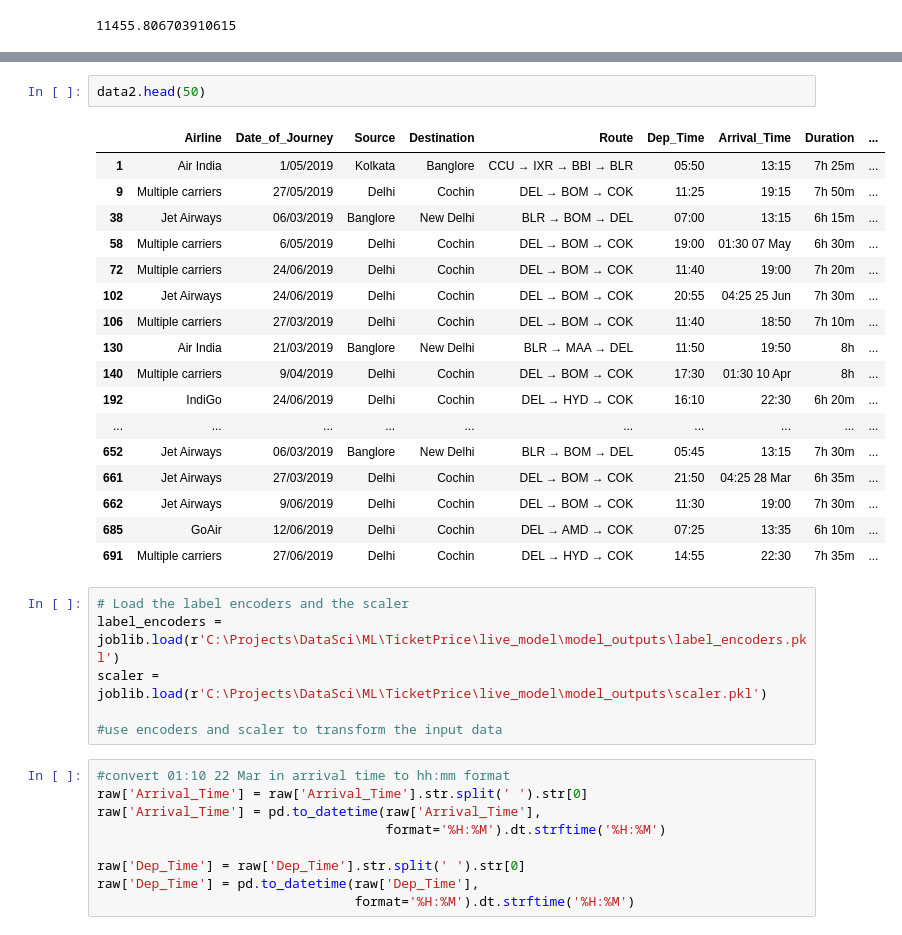
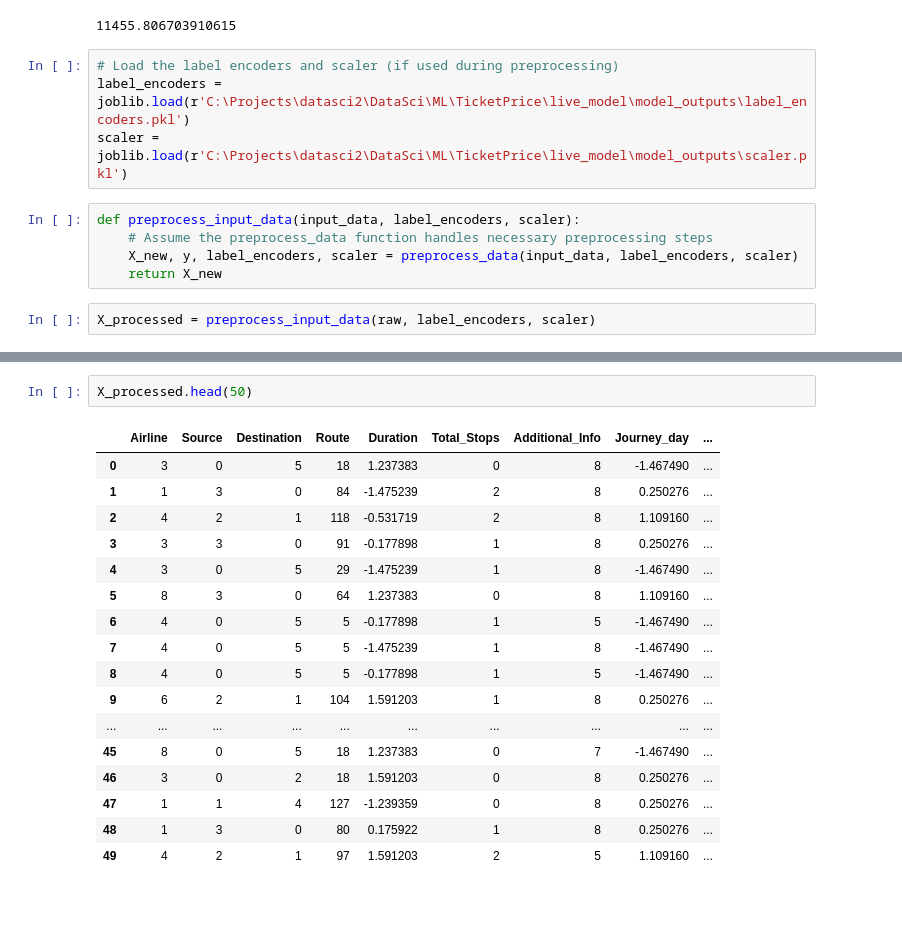
Before and after one commit to alexturnbull/DataSci, a Jupyter notebook: ML/TicketPrice/live_model/prediction_test.ipynb, the cells around one changed output, grey strips where cells are left out. Drawn from its saved outputs; the diff is of its cells as text; blank space fills up the shorter version.

```diff
--- a/ML/TicketPrice/live_model/prediction_test.ipynb
+++ b/ML/TicketPrice/live_model/prediction_test.ipynb
@@ -41,3 +41,14 @@ average_price = data2['Price'].mean()
 print(average_price)
 # %% [output]
 11455.806703910615
+# %%
+# Load the label encoders and scaler (if used during preprocessing)
+label_encoders = joblib.load(r'C:\Projects\datasci2\DataSci\ML\TicketPrice\live_model\model_outputs\label_encoders.pkl')
+scaler = joblib.load(r'C:\Projects\datasci2\DataSci\ML\TicketPrice\live_model\model_outputs\scaler.pkl')
+# %%
+def preprocess_input_data(input_data, label_encoders, scaler):
+    # Assume the preprocess_data function handles necessary preprocessing steps
+    X_new, y, label_encoders, scaler = preprocess_data(input_data, label_encoders, scaler)
+    return X_new
+# %%
+X_processed = preprocess_input_data(raw, label_encoders, scaler)
@@ -44,35 +57,20 @@ print(average_price)
 # %%
-data2.head(50)
+X_processed.head(50)
 # %% [output]
-|  | Airline | Date_of_Journey | Source | Destination | Route | Dep_Time | Arrival_Time | Duration | ... |
-| 1 | Air India | 1/05/2019 | Kolkata | Banglore | CCU → IXR → BBI → BLR | 05:50 | 13:15 | 7h 25m | ... |
-| 9 | Multiple carriers | 27/05/2019 | Delhi | Cochin | DEL → BOM → COK | 11:25 | 19:15 | 7h 50m | ... |
-| 38 | Jet Airways | 06/03/2019 | Banglore | New Delhi | BLR → BOM → DEL | 07:00 | 13:15 | 6h 15m | ... |
-| 58 | Multiple carriers | 6/05/2019 | Delhi | Cochin | DEL → BOM → COK | 19:00 | 01:30 07 May | 6h 30m | ... |
-| 72 | Multiple carriers | 24/06/2019 | Delhi | Cochin | DEL → BOM → COK | 11:40 | 19:00 | 7h 20m | ... |
-| 102 | Jet Airways | 24/06/2019 | Delhi | Cochin | DEL → BOM → COK | 20:55 | 04:25 25 Jun | 7h 30m | ... |
-| 106 | Multiple carriers | 27/03/2019 | Delhi | Cochin | DEL → BOM → COK | 11:40 | 18:50 | 7h 10m | ... |
-| 130 | Air India | 21/03/2019 | Banglore | New Delhi | BLR → MAA → DEL | 11:50 | 19:50 | 8h | ... |
-| 140 | Multiple carriers | 9/04/2019 | Delhi | Cochin | DEL → BOM → COK | 17:30 | 01:30 10 Apr | 8h | ... |
-| 192 | IndiGo | 24/06/2019 | Delhi | Cochin | DEL → HYD → COK | 16:10 | 22:30 | 6h 20m | ... |
+|  | Airline | Source | Destination | Route | Duration | Total_Stops | Additional_Info | Journey_day | ... |
+| 0 | 3 | 0 | 5 | 18 | 1.237383 | 0 | 8 | -1.467490 | ... |
+| 1 | 1 | 3 | 0 | 84 | -1.475239 | 2 | 8 | 0.250276 | ... |
+| 2 | 4 | 2 | 1 | 118 | -0.531719 | 2 | 8 | 1.109160 | ... |
+| 3 | 3 | 3 | 0 | 91 | -0.177898 | 1 | 8 | 0.250276 | ... |
+| 4 | 3 | 0 | 5 | 29 | -1.475239 | 1 | 8 | -1.467490 | ... |
+| 5 | 8 | 3 | 0 | 64 | 1.237383 | 0 | 8 | 1.109160 | ... |
+| 6 | 4 | 0 | 5 | 5 | -0.177898 | 1 | 5 | -1.467490 | ... |
+| 7 | 4 | 0 | 5 | 5 | -1.475239 | 1 | 8 | -1.467490 | ... |
+| 8 | 4 | 0 | 5 | 5 | -0.177898 | 1 | 5 | -1.467490 | ... |
+| 9 | 6 | 2 | 1 | 104 | 1.591203 | 1 | 8 | 0.250276 | ... |
 | ... | ... | ... | ... | ... | ... | ... | ... | ... | ... |
-| 652 | Jet Airways | 06/03/2019 | Banglore | New Delhi | BLR → BOM → DEL | 05:45 | 13:15 | 7h 30m | ... |
-| 661 | Jet Airways | 27/03/2019 | Delhi | Cochin | DEL → BOM → COK | 21:50 | 04:25 28 Mar | 6h 35m | ... |
-| 662 | Jet Airways | 9/06/2019 | Delhi | Cochin | DEL → BOM → COK | 11:30 | 19:00 | 7h 30m | ... |
-| 685 | GoAir | 12/06/2019 | Delhi | Cochin | DEL → AMD → COK | 07:25 | 13:35 | 6h 10m | ... |
-| 691 | Multiple carriers | 27/06/2019 | Delhi | Cochin | DEL → HYD → COK | 14:55 | 22:30 | 7h 35m | ... |
+| 45 | 8 | 0 | 5 | 18 | 1.237383 | 0 | 7 | -1.467490 | ... |
+| 46 | 3 | 0 | 2 | 18 | 1.591203 | 0 | 8 | 0.250276 | ... |
+| 47 | 1 | 1 | 4 | 127 | -1.239359 | 0 | 8 | 0.250276 | ... |
+| 48 | 1 | 3 | 0 | 80 | 0.175922 | 1 | 8 | 0.250276 | ... |
+| 49 | 4 | 2 | 1 | 97 | 1.591203 | 2 | 5 | 1.109160 | ... |
-# %%
-# Load the label encoders and the scaler
-label_encoders = joblib.load(r'C:\Projects\DataSci\ML\TicketPrice\live_model\model_outputs\label_encoders.pkl')
-scaler = joblib.load(r'C:\Projects\DataSci\ML\TicketPrice\live_model\model_outputs\scaler.pkl')
-
-#use encoders and scaler to transform the input data
-# %%
-#convert 01:10 22 Mar in arrival time to hh:mm format
-raw['Arrival_Time'] = raw['Arrival_Time'].str.split(' ').str[0]
-raw['Arrival_Time'] = pd.to_datetime(raw['Arrival_Time'],
-                                     format='%H:%M').dt.strftime('%H:%M')
-
-raw['Dep_Time'] = raw['Dep_Time'].str.split(' ').str[0]
-raw['Dep_Time'] = pd.to_datetime(raw['Dep_Time'],
-                                 format='%H:%M').dt.strftime('%H:%M')
```
Also changed, not shown: parts of 8 cells of this notebook.
